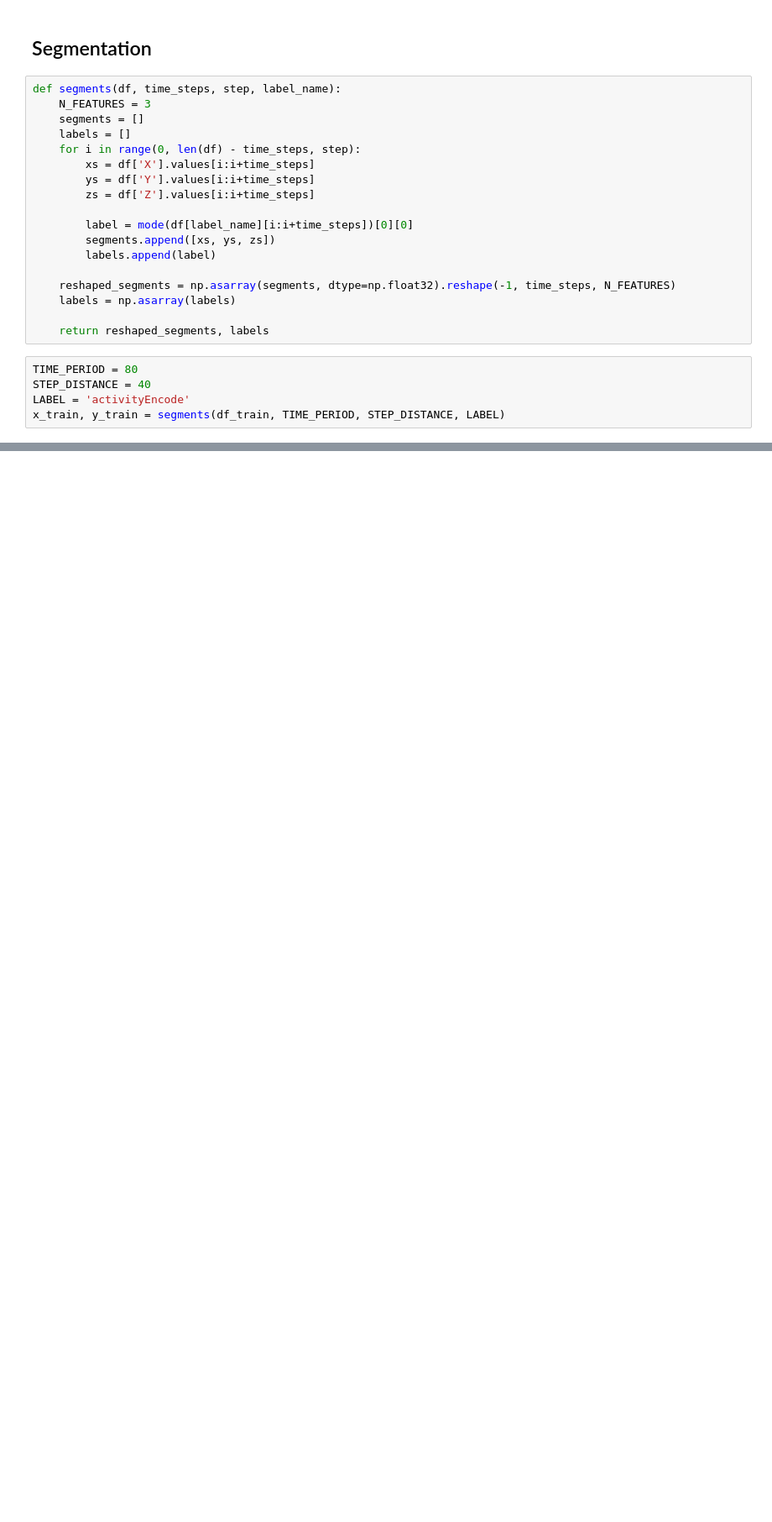
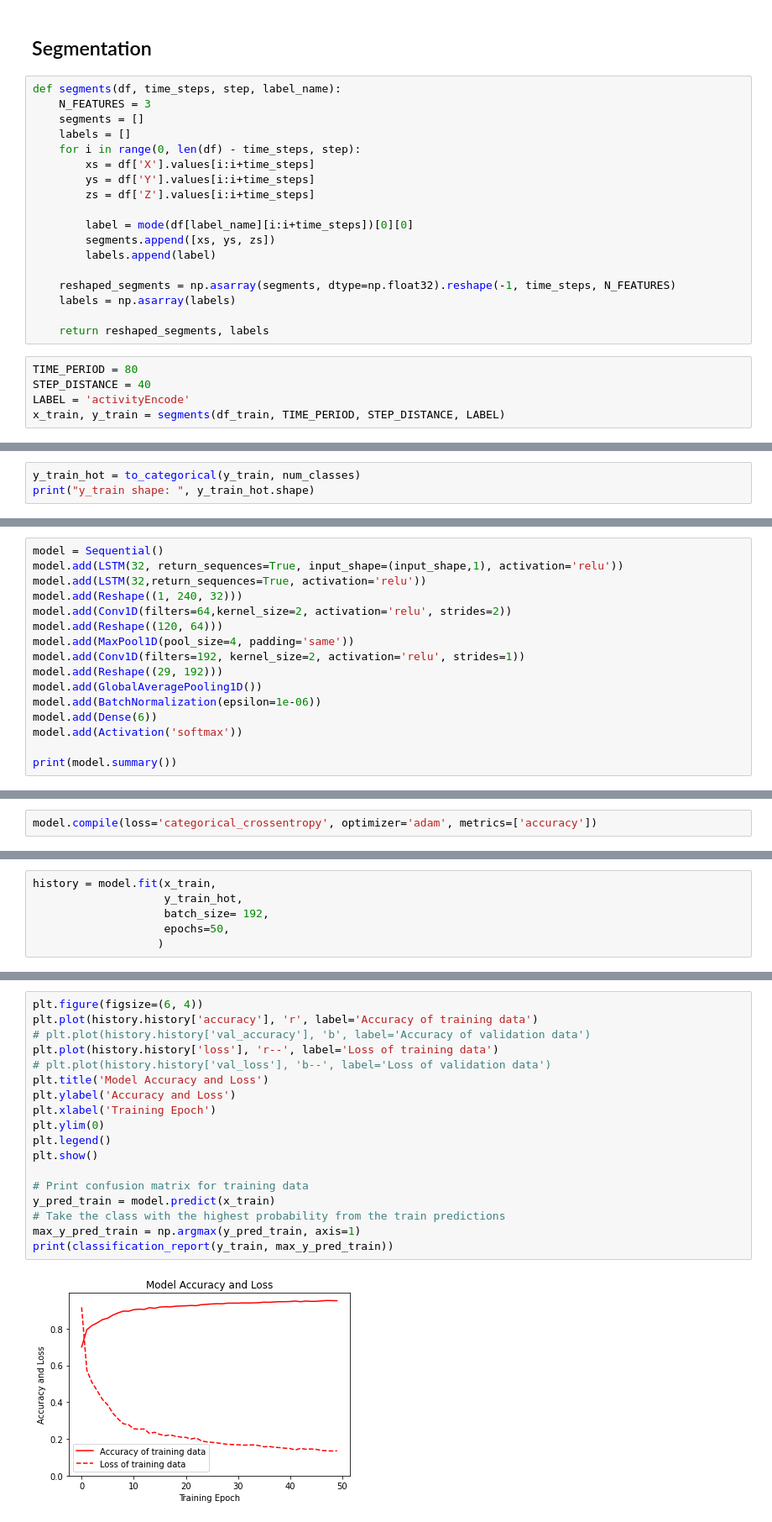
Before and after one commit to Tanny1810/Human-Activity-Recognition-LSTM-CNN, a Jupyter notebook: model.ipynb, the cells around one changed output, grey strips where cells are left out. Shown at 84% size. Saved outputs shown, nothing was run; the diff lists cells and outputs as text; blank space fills up the shorter version.

Commit message:
training done

```diff
--- a/model.ipynb
+++ b/model.ipynb
@@ -253,0 +266,3 @@ y_train shape:  (20334, 6)
+# %%
+y_train_hot = to_categorical(y_train, num_classes)
+print("y_train shape: ", y_train_hot.shape)
@@ -253,0 +273,16 @@ y_train shape:  (20334, 6)
+# %%
+model = Sequential()
+model.add(LSTM(32, return_sequences=True, input_shape=(input_shape,1), activation='relu'))
+model.add(LSTM(32,return_sequences=True, activation='relu'))
+model.add(Reshape((1, 240, 32)))
+model.add(Conv1D(filters=64,kernel_size=2, activation='relu', strides=2))
+model.add(Reshape((120, 64)))
+model.add(MaxPool1D(pool_size=4, padding='same'))
+model.add(Conv1D(filters=192, kernel_size=2, activation='relu', strides=1))
+model.add(Reshape((29, 192)))
+model.add(GlobalAveragePooling1D())
+model.add(BatchNormalization(epsilon=1e-06))
+model.add(Dense(6))
+model.add(Activation('softmax'))
+
+print(model.summary())
@@ -253,0 +307,2 @@ y_train shape:  (20334, 6)
+# %%
+model.compile(loss='categorical_crossentropy', optimizer='adam', metrics=['accuracy'])
@@ -253,0 +315,6 @@ y_train shape:  (20334, 6)
+# %%
+history = model.fit(x_train,
+                    y_train_hot,
+                    batch_size= 192,
+                    epochs=50,
+                   )
@@ -253,0 +339,20 @@ y_train shape:  (20334, 6)
+# %%
+plt.figure(figsize=(6, 4))
+plt.plot(history.history['accuracy'], 'r', label='Accuracy of training data')
+# plt.plot(history.history['val_accuracy'], 'b', label='Accuracy of validation data')
+plt.plot(history.history['loss'], 'r--', label='Loss of training data')
+# plt.plot(history.history['val_loss'], 'b--', label='Loss of validation data')
+plt.title('Model Accuracy and Loss')
+plt.ylabel('Accuracy and Loss')
+plt.xlabel('Training Epoch')
+plt.ylim(0)
+plt.legend()
+plt.show()
+
+# Print confusion matrix for training data
+y_pred_train = model.predict(x_train)
+# Take the class with the highest probability from the train predictions
+max_y_pred_train = np.argmax(y_pred_train, axis=1)
+print(classification_report(y_train, max_y_pred_train))
+# %% [output]
+[figure, added]
```
Also changed, not shown: parts of 23 cells of this notebook.
